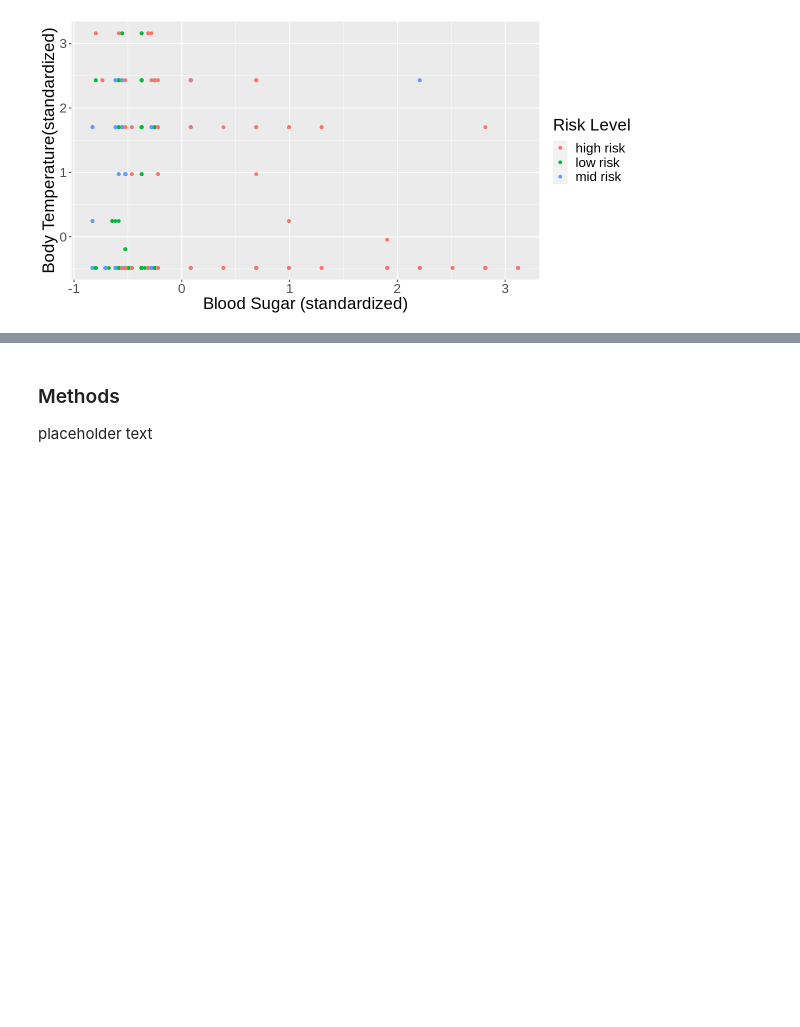
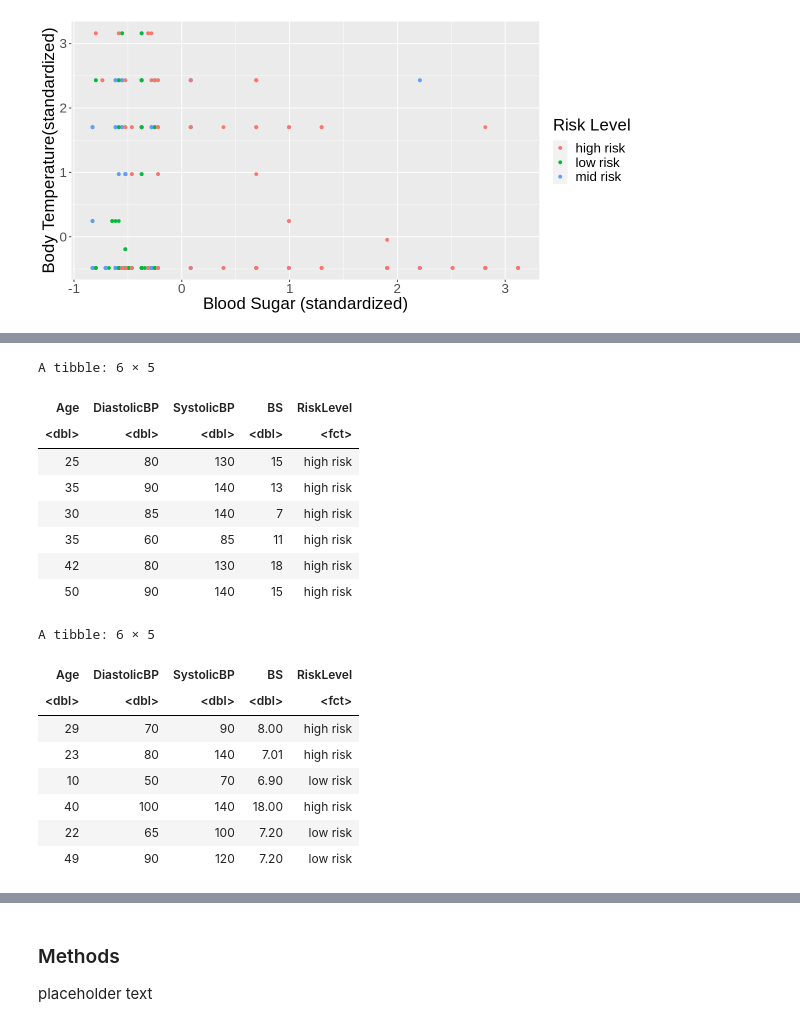
Before and after one commit to rukabii/dsci-100-group-project-006-29, a Jupyter notebook: group_project_proposal.ipynb, the cells around one changed output, grey strips where cells are left out. Drawn from its saved outputs; the diff is of its cells as text; code cells hidden in the pictures; blank space fills up the shorter version.

```diff
--- a/group_project_proposal.ipynb
+++ b/group_project_proposal.ipynb
@@ -85,0 +131,31 @@ maternity_plot_bs_bodytemp
+# %%
+# split data by 75% training, 25% testing
+maternity_split <- initial_split(maternity_selected, prop = 0.75, strata = RiskLevel)
+
+# training set
+maternity_train <- training(maternity_split)
+
+# testing set
+maternity_test <- testing(maternity_split)
+
+head(maternity_train)
+head(maternity_test)
+# %% [output]
+A tibble: 6 × 5
+| Age | DiastolicBP | SystolicBP | BS | RiskLevel |
+| <dbl> | <dbl> | <dbl> | <dbl> | <fct> |
+| 25 | 80 | 130 | 15 | high risk |
+| 35 | 90 | 140 | 13 | high risk |
+| 30 | 85 | 140 | 7 | high risk |
+| 35 | 60 | 85 | 11 | high risk |
+| 42 | 80 | 130 | 18 | high risk |
+| 50 | 90 | 140 | 15 | high risk |
+A tibble: 6 × 5
+| Age | DiastolicBP | SystolicBP | BS | RiskLevel |
+| <dbl> | <dbl> | <dbl> | <dbl> | <fct> |
+| 29 | 70 | 90 | 8.00 | high risk |
+| 23 | 80 | 140 | 7.01 | high risk |
+| 10 | 50 | 70 | 6.90 | low risk |
+| 40 | 100 | 140 | 18.00 | high risk |
+| 22 | 65 | 100 | 7.20 | low risk |
+| 49 | 90 | 120 | 7.20 | low risk |
```
Also changed, not shown: parts of 4 cells of this notebook.
